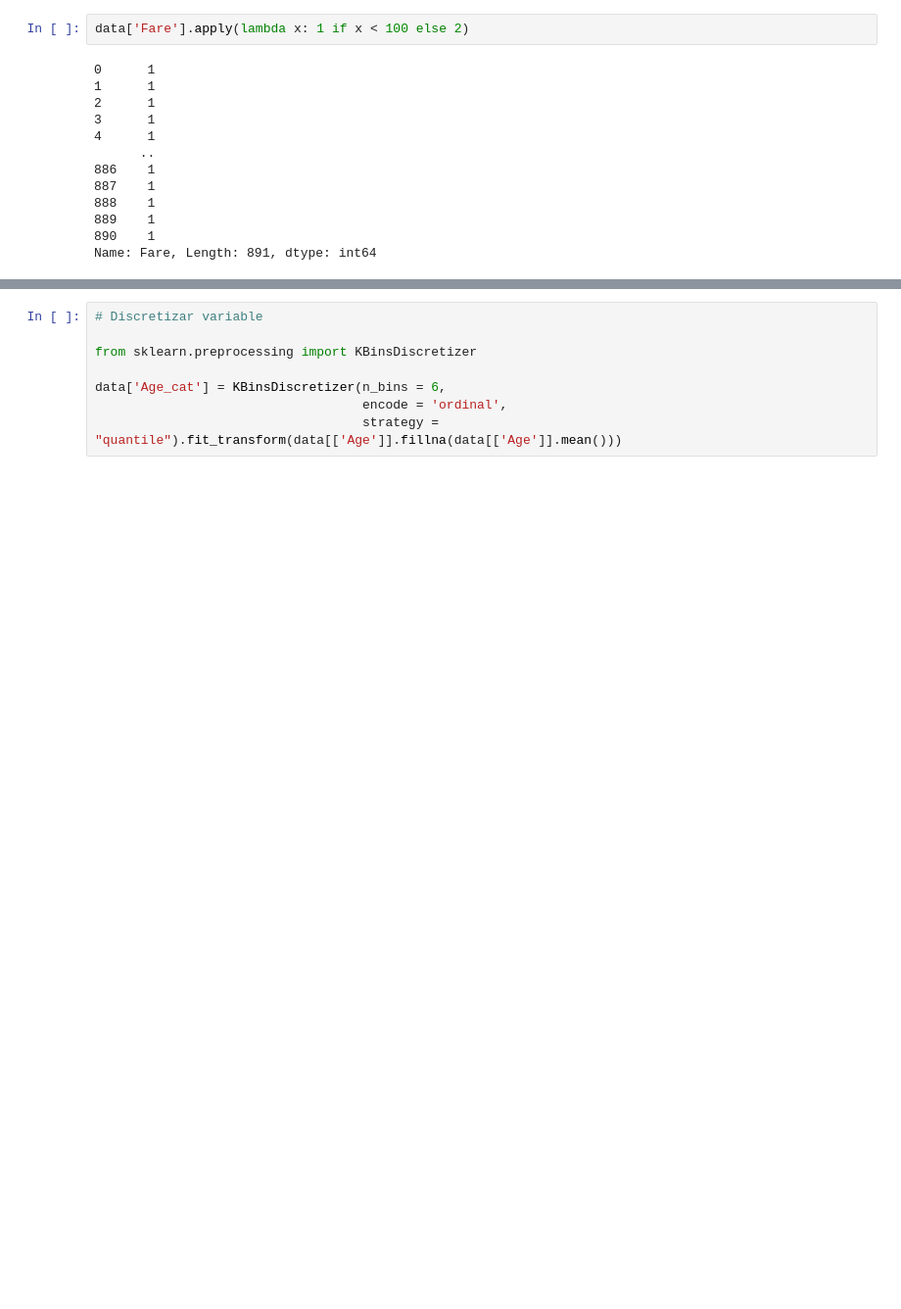
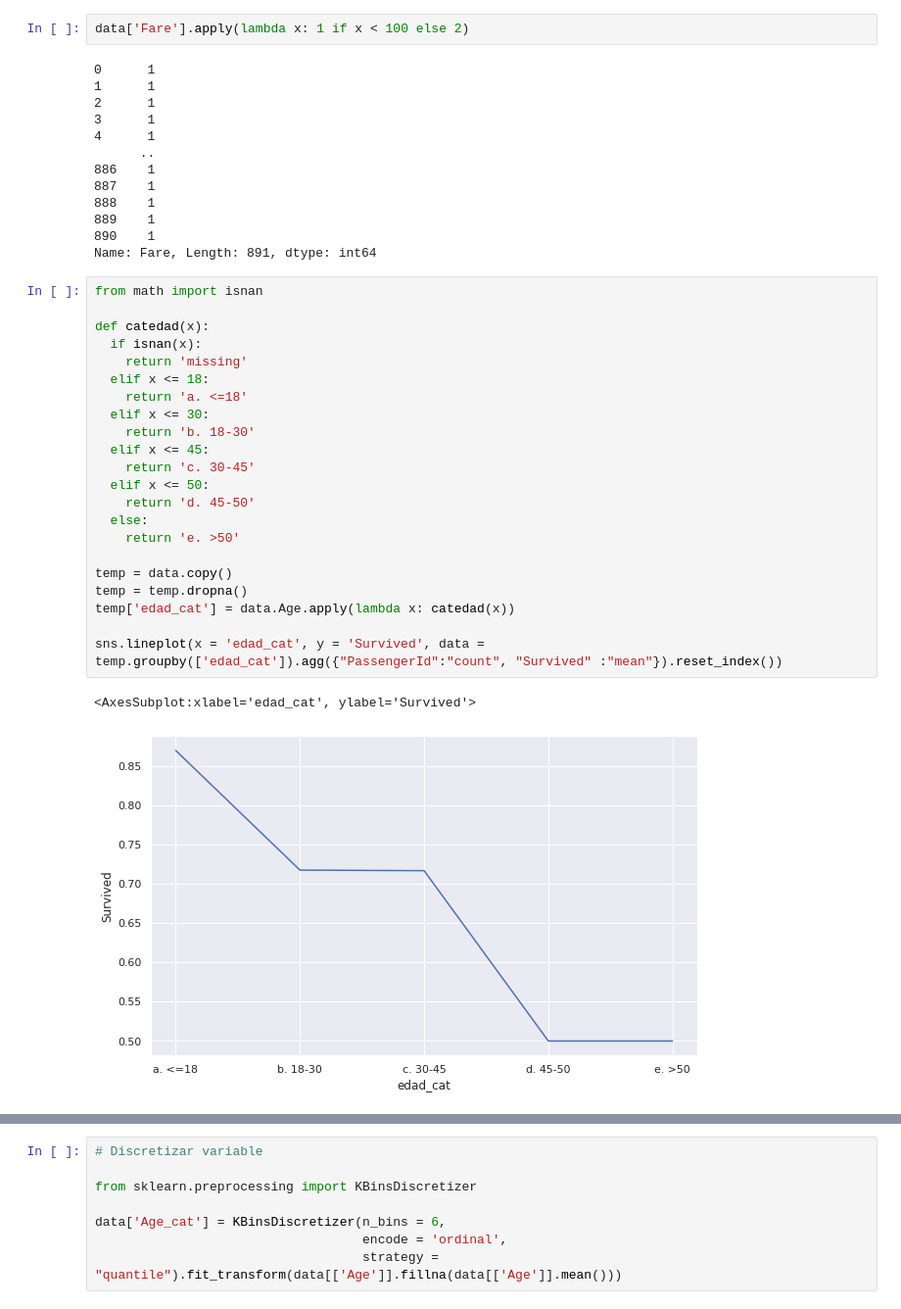
Before and after one commit to JCaballerot/Machine-Learning-Program, a Jupyter notebook: Supervised_models/Logistic_regression/Lab_Titanic.ipynb, the cells around one changed output, grey strips where cells are left out. Shown at 98% size. Saved outputs shown, nothing was run; the diff lists cells and outputs as text; blank space fills up the shorter version.

```diff
--- a/Supervised_models/Logistic_regression/Lab_Titanic.ipynb
+++ b/Supervised_models/Logistic_regression/Lab_Titanic.ipynb
@@ -215,3 +226,28 @@ data['Fare'].apply(lambda x: 1 if x < 100 else 2)
 889    1
 890    1
 Name: Fare, Length: 891, dtype: int64
+# %%
+from math import isnan
+
+def catedad(x):
+  if isnan(x):
+    return 'missing'
+  elif x <= 18:
+    return 'a. <=18'
+  elif x <= 30:
+    return 'b. 18-30'
+  elif x <= 45:
+    return 'c. 30-45'
+  elif x <= 50:
+    return 'd. 45-50'
+  else:
+    return 'e. >50'
+
+temp = data.copy()
+temp = temp.dropna()
+temp['edad_cat'] = data.Age.apply(lambda x: catedad(x))
+
+sns.lineplot(x = 'edad_cat', y = 'Survived', data = temp.groupby(['edad_cat']).agg({"PassengerId":"count", "Survived" :"mean"}).reset_index())
+# %% [output]
+<AxesSubplot:xlabel='edad_cat', ylabel='Survived'>
+[figure, added]
```
Also changed, not shown: parts of 8 cells of this notebook.
